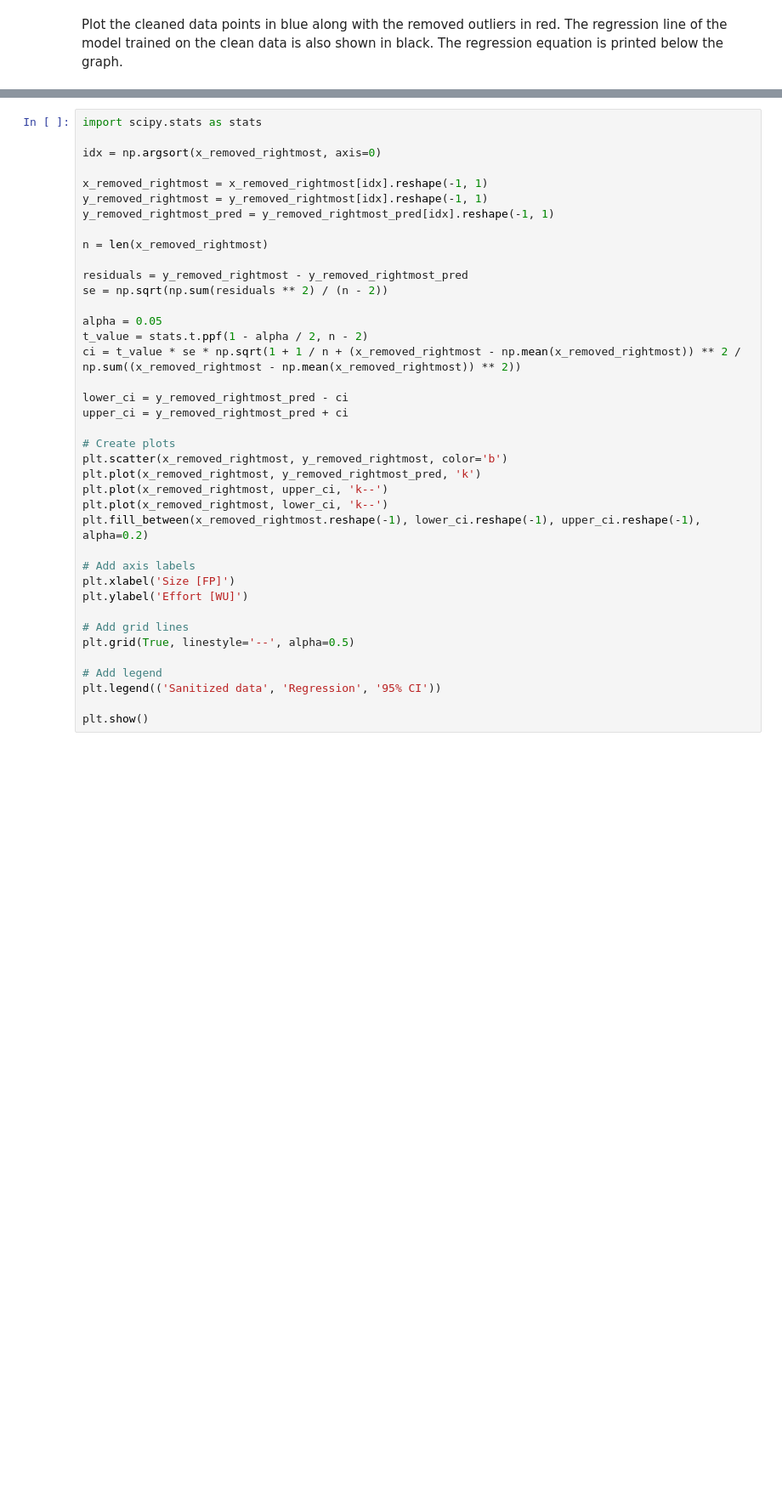
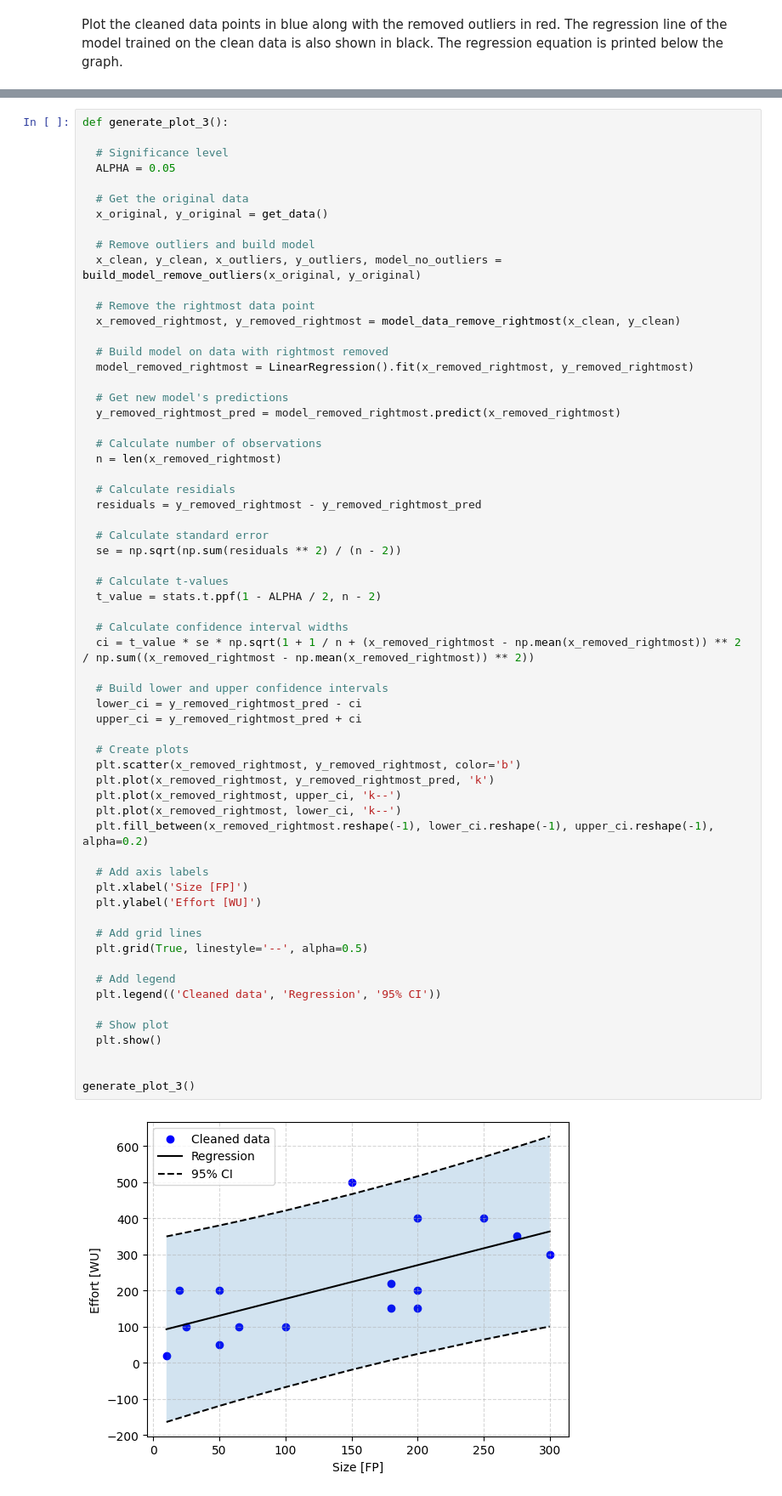
Before and after one commit to iannickgagnon/software_estimation_analysis_1_2023, a Jupyter notebook: main.ipynb, the cells around one changed output, grey strips where cells are left out. Shown: that part at 85% size. Cells and saved outputs as stored; diff of their text form; blank space fills up the shorter version.

```diff
--- a/main.ipynb
+++ b/main.ipynb
@@ -250,39 +295,64 @@ print(model_removed_rightmost.coef_[0])
 # %%
-import scipy.stats as stats
+def generate_plot_3():
 
-idx = np.argsort(x_removed_rightmost, axis=0)
+  # Significance level
+  ALPHA = 0.05
 
-x_removed_rightmost = x_removed_rightmost[idx].reshape(-1, 1)
-y_removed_rightmost = y_removed_rightmost[idx].reshape(-1, 1)
-y_removed_rightmost_pred = y_removed_rightmost_pred[idx].reshape(-1, 1)
+  # Get the original data
+  x_original, y_original = get_data()
 
-n = len(x_removed_rightmost)
+  # Remove outliers and build model
+  x_clean, y_clean, x_outliers, y_outliers, model_no_outliers = build_model_remove_outliers(x_original, y_original)
 
-residuals = y_removed_rightmost - y_removed_rightmost_pred
-se = np.sqrt(np.sum(residuals ** 2) / (n - 2))
+  # Remove the rightmost data point
+  x_removed_rightmost, y_removed_rightmost = model_data_remove_rightmost(x_clean, y_clean)
 
-alpha = 0.05
-t_value = stats.t.ppf(1 - alpha / 2, n - 2)
-ci = t_value * se * np.sqrt(1 + 1 / n + (x_removed_rightmost - np.mean(x_removed_rightmost)) ** 2 / np.sum((x_removed_rightmost - np.mean(x_removed_rightmost)) ** 2))
+  # Build model on data with rightmost removed
+  model_removed_rightmost = LinearRegression().fit(x_removed_rightmost, y_removed_rightmost)
 
-lower_ci = y_removed_rightmost_pred - ci
-upper_ci = y_removed_rightmost_pred + ci
+  # Get new model's predictions
+  y_removed_rightmost_pred = model_removed_rightmost.predict(x_removed_rightmost)
 
-# Create plots
-plt.scatter(x_removed_rightmost, y_removed_rightmost, color='b')
-plt.plot(x_removed_rightmost, y_removed_rightmost_pred, 'k')
-plt.plot(x_removed_rightmost, upper_ci, 'k--')
-plt.plot(x_removed_rightmost, lower_ci, 'k--')
-plt.fill_between(x_removed_rightmost.reshape(-1), lower_ci.reshape(-1), upper_ci.reshape(-1), alpha=0.2)
+  # Calculate number of observations
+  n = len(x_removed_rightmost)
 
-# Add axis labels
-plt.xlabel('Size [FP]')
-plt.ylabel('Effort [WU]')
+  # Calculate residials
+  residuals = y_removed_rightmost - y_removed_rightmost_pred
 
-# Add grid lines
-plt.grid(True, linestyle='--', alpha=0.5)
+  # Calculate standard error
+  se = np.sqrt(np.sum(residuals ** 2) / (n - 2))
 
-# Add legend
-plt.legend(('Sanitized data', 'Regression', '95% CI'))
+  # Calculate t-values
+  t_value = stats.t.ppf(1 - ALPHA / 2, n - 2)
 
-plt.show()
+  # Calculate confidence interval widths
+  ci = t_value * se * np.sqrt(1 + 1 / n + (x_removed_rightmost - np.mean(x_removed_rightmost)) ** 2 / np.sum((x_removed_rightmost - np.mean(x_removed_rightmost)) ** 2))
+
+  # Build lower and upper confidence intervals
+  lower_ci = y_removed_rightmost_pred - ci
+  upper_ci = y_removed_rightmost_pred + ci
+
+  # Create plots
+  plt.scatter(x_removed_rightmost, y_removed_rightmost, color='b')
+  plt.plot(x_removed_rightmost, y_removed_rightmost_pred, 'k')
+  plt.plot(x_removed_rightmost, upper_ci, 'k--')
+  plt.plot(x_removed_rightmost, lower_ci, 'k--')
+  plt.fill_between(x_removed_rightmost.reshape(-1), lower_ci.reshape(-1), upper_ci.reshape(-1), alpha=0.2)
+
+  # Add axis labels
+  plt.xlabel('Size [FP]')
+  plt.ylabel('Effort [WU]')
+
+  # Add grid lines
+  plt.grid(True, linestyle='--', alpha=0.5)
+
+  # Add legend
+  plt.legend(('Cleaned data', 'Regression', '95% CI'))
+
+  # Show plot
+  plt.show()
+
+
+generate_plot_3()
+# %% [output]
+[figure, added]
```
Also changed, not shown: parts of 11 cells of this notebook.
